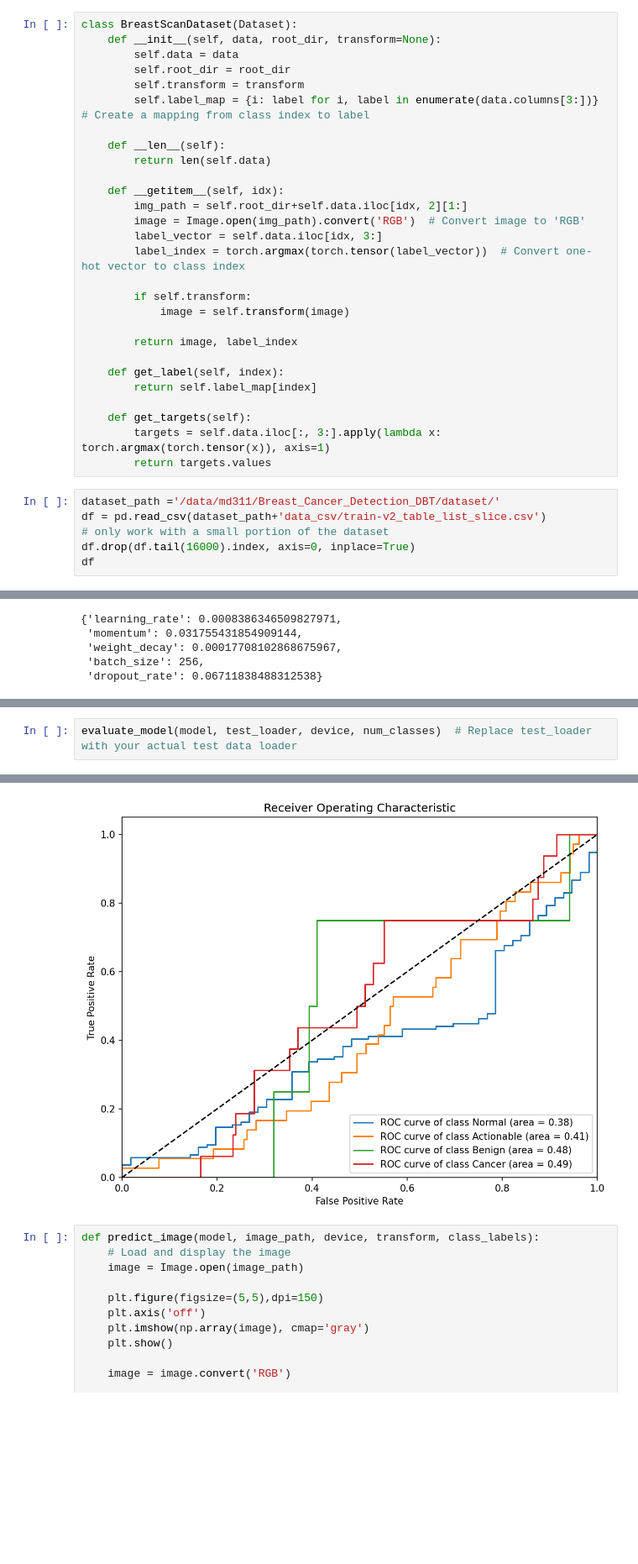
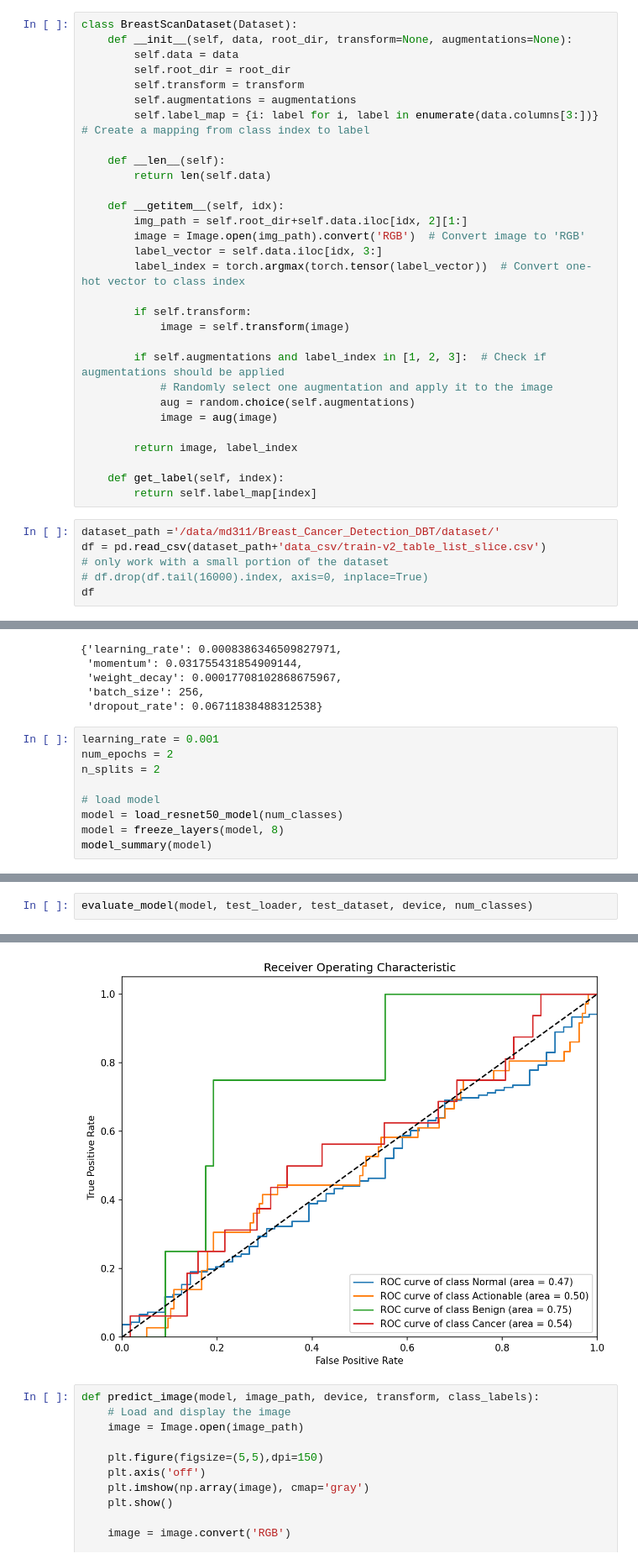
Before and after one commit to mikeadimech/Breast_Cancer_Detection_DBT, a Jupyter notebook: src/train.ipynb, the cells around one changed output, grey strips where cells are left out. Shown at 84% size. Saved outputs shown, nothing was run; the diff lists cells and outputs as text; blank space fills up the shorter version.

```diff
--- a/src/train.ipynb
+++ b/src/train.ipynb
@@ -32,9 +24,10 @@ Instead of PIL image use torchvision.read_image
 # %%
 class BreastScanDataset(Dataset):
-    def __init__(self, data, root_dir, transform=None):
+    def __init__(self, data, root_dir, transform=None, augmentations=None):
         self.data = data
         self.root_dir = root_dir
         self.transform = transform
+        self.augmentations = augmentations
         self.label_map = {i: label for i, label in enumerate(data.columns[3:])}  # Create a mapping from class index to label
 
     def __len__(self):
@@ -49,19 +42,20 @@ class BreastScanDataset(Dataset):
         if self.transform:
             image = self.transform(image)
 
+        if self.augmentations and label_index in [1, 2, 3]:  # Check if augmentations should be applied
+            # Randomly select one augmentation and apply it to the image
+            aug = random.choice(self.augmentations)
+            image = aug(image)
+
         return image, label_index
 
     def get_label(self, index):
         return self.label_map[index]
-
-    def get_targets(self):
-        targets = self.data.iloc[:, 3:].apply(lambda x: torch.argmax(torch.tensor(x)), axis=1)
-        return targets.values
 # %%
 dataset_path ='/data/md311/Breast_Cancer_Detection_DBT/dataset/'
 df = pd.read_csv(dataset_path+'data_csv/train-v2_table_list_slice.csv')
 # only work with a small portion of the dataset
-df.drop(df.tail(16000).index, axis=0, inplace=True)
+# df.drop(df.tail(16000).index, axis=0, inplace=True)
 df
 # %% [output]
 |  | StudyUID | view | img_path | Normal | Actionable | Benign | Cancer |
@@ -432,3 +522,12 @@ Best parameters: {'learning_rate': 0.0008386346509827971, 'momentum': 0.03175543
  'weight_decay': 0.00017708102868675967,
  'batch_size': 256,
  'dropout_rate': 0.06711838488312538}
+# %%
+learning_rate = 0.001
+num_epochs = 2
+n_splits = 2
+
+# load model
+model = load_resnet50_model(num_classes)
+model = freeze_layers(model, 8)
+model_summary(model)
@@ -460,4 +567,4 @@ Train Loss: 0.6907
 # %%
-evaluate_model(model, test_loader, device, num_classes)  # Replace test_loader with your actual test data loader
+evaluate_model(model, test_loader, test_dataset, device, num_classes)
 # %% [output]
 Evaluating Model...
@@ -478,4 +586,4 @@ Cancer          16           0       0       0
-[figure, old version]
+[figure, new version]
 # %%
 def predict_image(model, image_path, device, transform, class_labels):
     # Load and display the image
```
Also changed, not shown: parts of 12 cells of this notebook, 1 other file.
